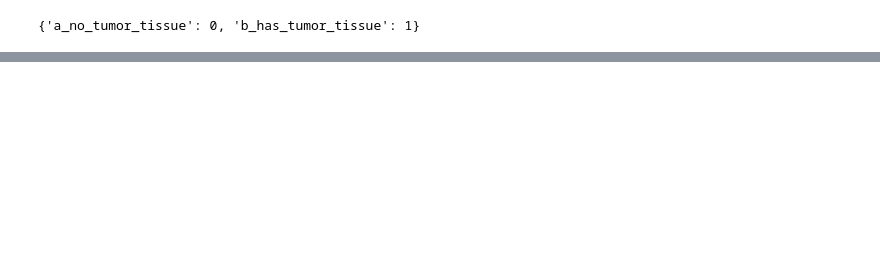
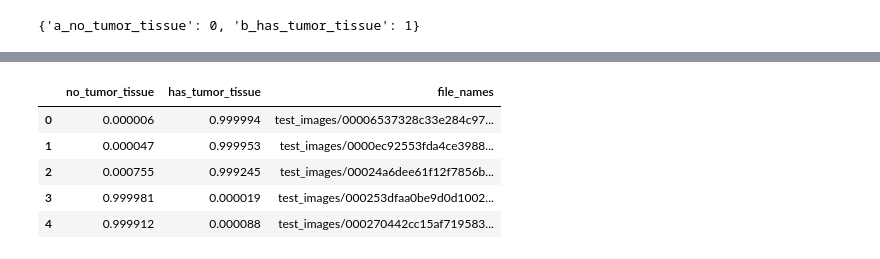
Before and after one commit to ekambaranath/CNN, a Jupyter notebook: CNN.ipynb, the cells around one changed output, grey strips where cells are left out. Drawn from its saved outputs; the diff is of its cells as text; code cells hidden in the pictures; blank space fills up the shorter version.

```diff
--- a/CNN.ipynb
+++ b/CNN.ipynb
@@ -400,3 +453,18 @@ WARNING:absl:`lr` is deprecated in Keras optimizer, please use `learning_rate` o
 print(val_gen.class_indices)
 # %% [output]
 {'a_no_tumor_tissue': 0, 'b_has_tumor_tissue': 1}
+# %%
+filepath = "model.h5"
+checkpoint = ModelCheckpoint(filepath, monitor='val_acc', verbose=1,
+                             save_best_only=True, mode='max')
+reduce_lr = ReduceLROnPlateau(monitor='val_acc', factor=0.5, patience=2,
+                                   verbose=1, mode='max', min_lr=0.00001)
+callbacks_list = [checkpoint, reduce_lr]
+
+train_steps = int(np.ceil(num_train_samples / train_batch_size))
+val_steps   = int(np.ceil(num_val_samples / val_batch_size))
+history = model.fit(train_gen, steps_per_epoch=train_steps,
+                    validation_data=val_gen,
+                    validation_steps=val_steps,
+                    epochs=20, verbose=1,
+                   callbacks=callbacks_list)
@@ -402,0 +673,16 @@ print(val_gen.class_indices)
+# %%
+# This outputs the file names in the sequence in which
+# the generator processed the test images.
+test_filenames = test_gen.filenames
+
+# add the filenames to the dataframe
+df_preds['file_names'] = test_filenames
+
+df_preds.head()
+# %% [output]
+|  | no_tumor_tissue | has_tumor_tissue | file_names |
+| 0 | 0.000006 | 0.999994 | test_images/00006537328c33e284c97... |
+| 1 | 0.000047 | 0.999953 | test_images/0000ec92553fda4ce3988... |
+| 2 | 0.000755 | 0.999245 | test_images/00024a6dee61f12f7856b... |
+| 3 | 0.999981 | 0.000019 | test_images/000253dfaa0be9d0d1002... |
+| 4 | 0.999912 | 0.000088 | test_images/000270442cc15af719583... |
```
Also changed, not shown: parts of 44 cells of this notebook.
